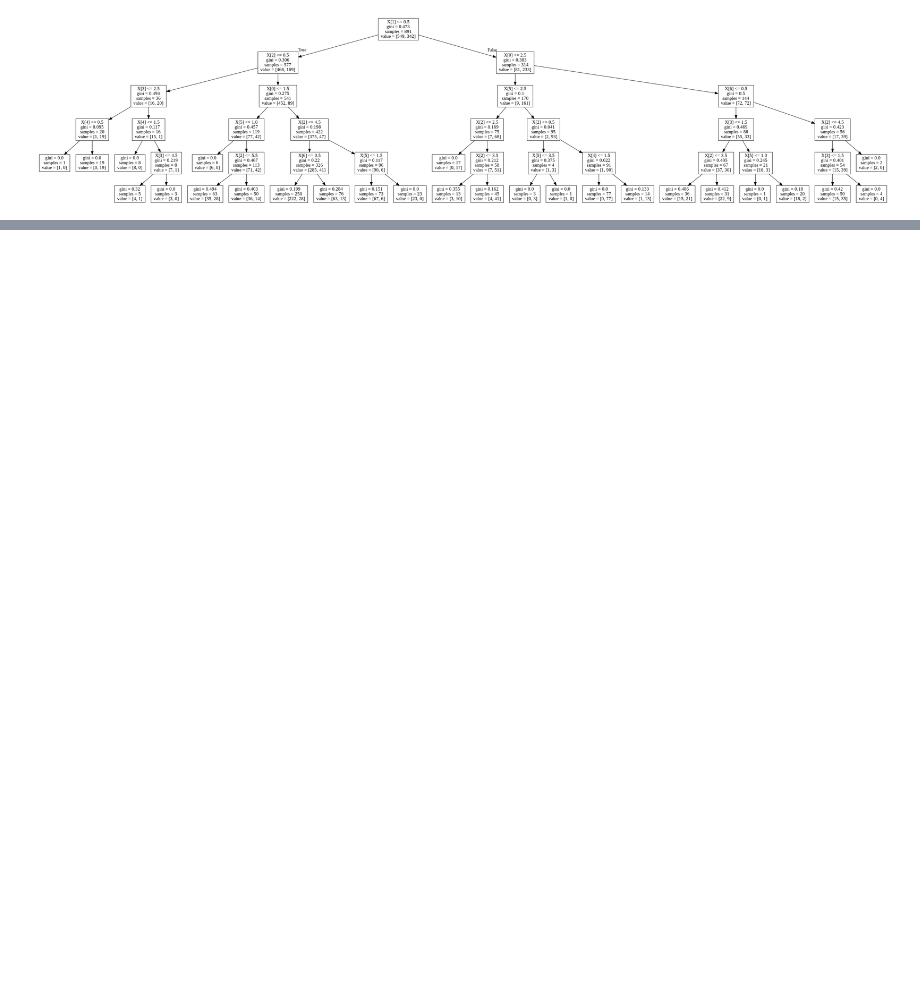
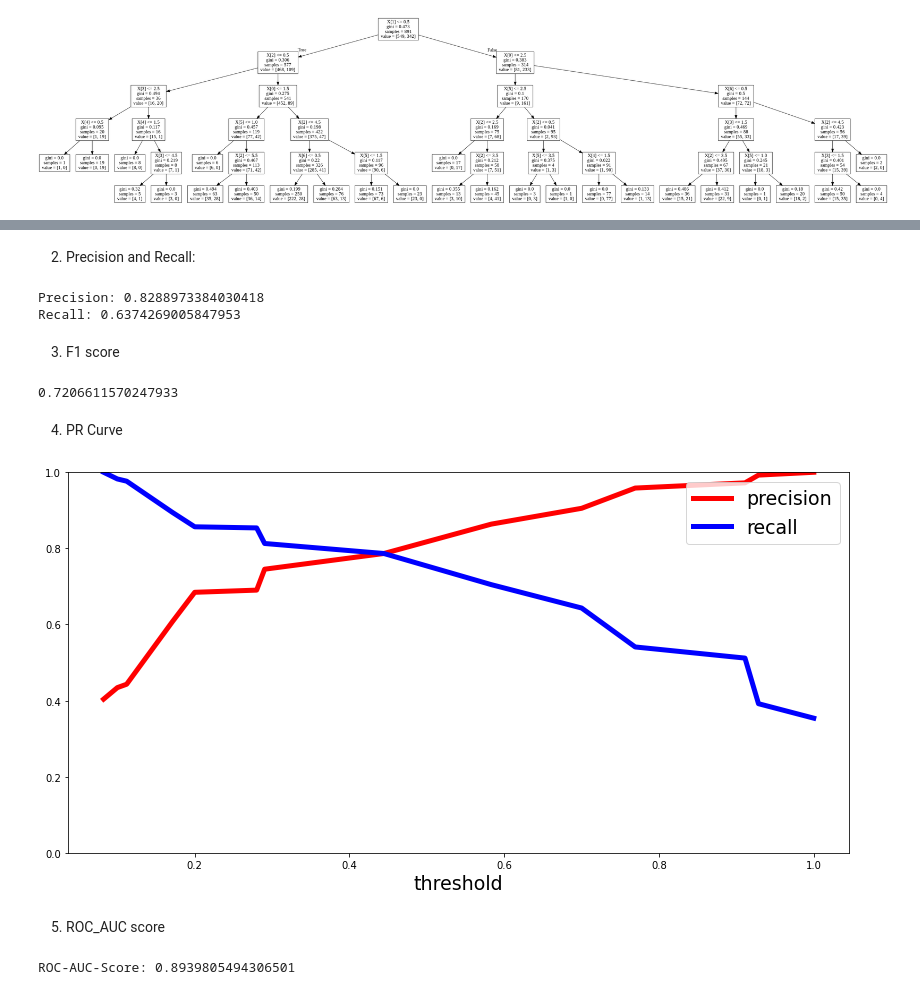
Before and after one commit to aashigupta1202/decision_tree, a Jupyter notebook: Decision_trees.ipynb, the cells around one changed output, grey strips where cells are left out. Cells and saved outputs as stored; diff of their text form; code cells hidden in the pictures; blank space fills up the shorter version.

```diff
--- a/Decision_trees.ipynb
+++ b/Decision_trees.ipynb
@@ -286,0 +299,47 @@ Image(graph.create_png())
+# %% [markdown]
+2. Precision and Recall:
+# %%
+from sklearn.metrics import precision_score, recall_score
+
+print("Precision:", precision_score(Y_train, predictions))
+print("Recall:",recall_score(Y_train, predictions))
+# %% [output]
+Precision: 0.8288973384030418
+Recall: 0.6374269005847953
+# %% [markdown]
+3. F1 score
+# %%
+from sklearn.metrics import f1_score
+f1_score(Y_train, predictions)
+# %% [output]
+0.7206611570247933
+# %% [markdown]
+4. PR Curve
+# %%
+from sklearn.metrics import precision_recall_curve
+
+# getting the probabilities of our predictions
+y_scores = decision_tree.predict_proba(X_train)
+y_scores = y_scores[:,1]
+
+precision, recall, threshold = precision_recall_curve(Y_train, y_scores)
+def plot_precision_and_recall(precision, recall, threshold):
+    plt.plot(threshold, precision[:-1], "r-", label="precision", linewidth=5)
+    plt.plot(threshold, recall[:-1], "b", label="recall", linewidth=5)
+    plt.xlabel("threshold", fontsize=19)
+    plt.legend(loc="upper right", fontsize=19)
+    plt.ylim([0, 1])
+
+plt.figure(figsize=(14, 7))
+plot_precision_and_recall(precision, recall, threshold)
+plt.show()
+# %% [output]
+[figure, added]
+# %% [markdown]
+5. ROC_AUC score
+# %%
+from sklearn.metrics import roc_auc_score
+r_a_score = roc_auc_score(Y_train, y_scores)
+print("ROC-AUC-Score:", r_a_score)
+# %% [output]
+ROC-AUC-Score: 0.8939805494306501
```
Also changed, not shown: parts of 5 cells of this notebook.
